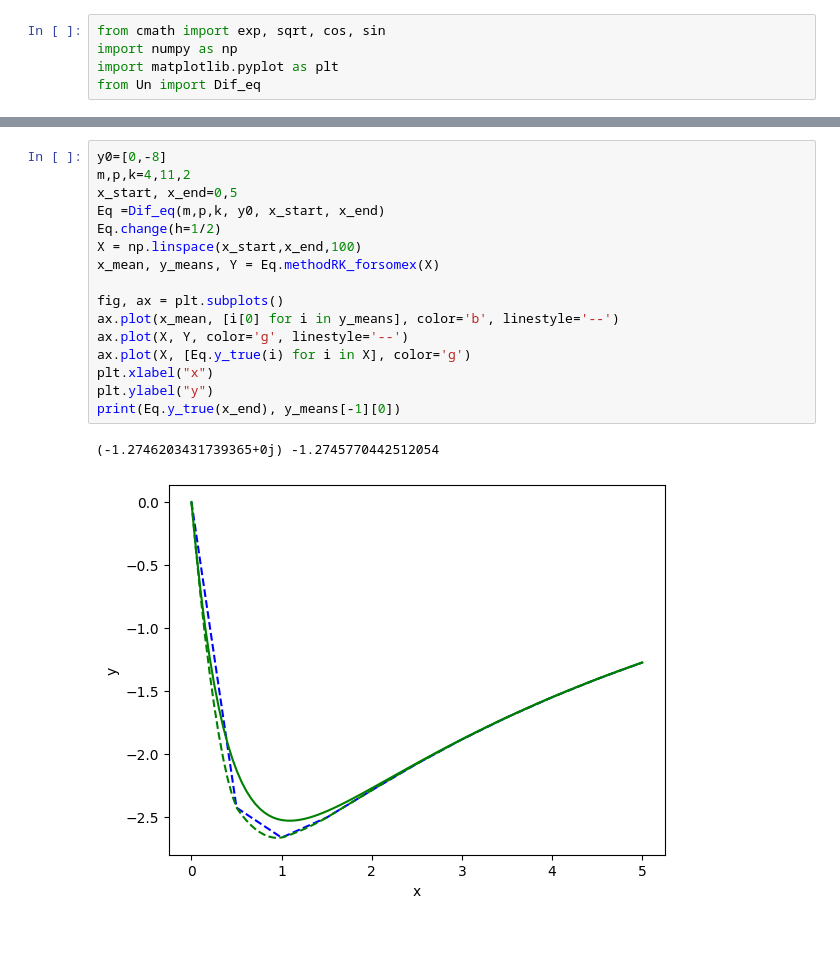
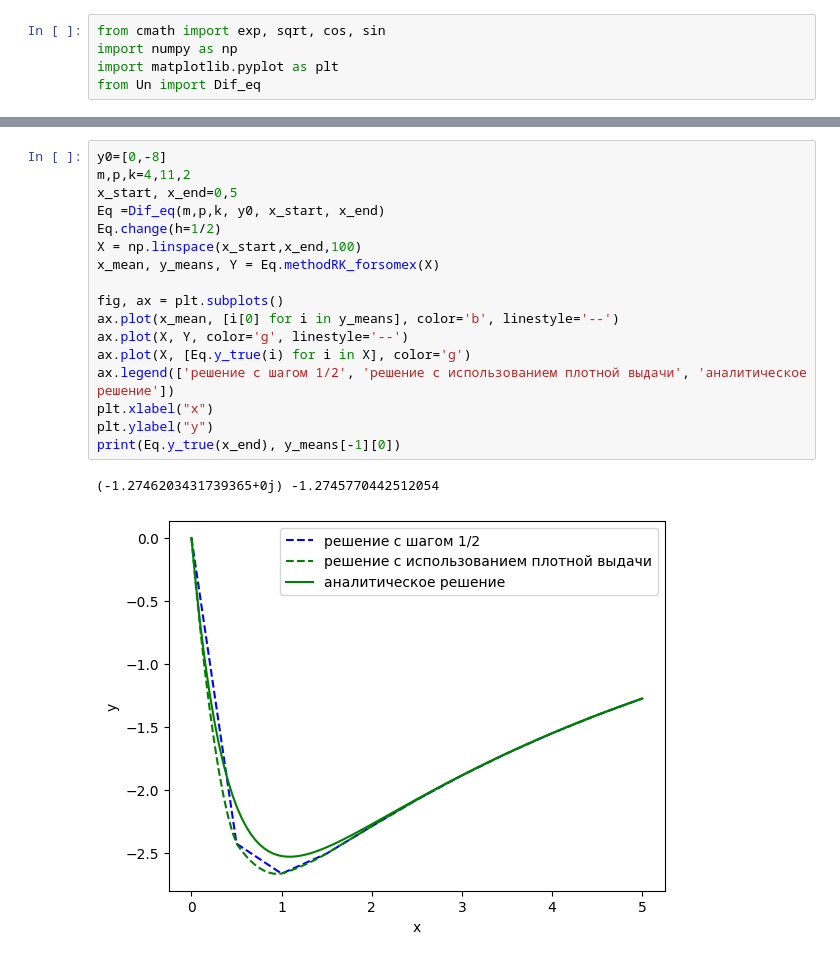
Before and after one commit to Lenoliums/dif_equations_2nd, a Jupyter notebook: DE.ipynb, the cells around one changed output, grey strips where cells are left out. Cells and saved outputs as stored; diff of their text form.

```diff
--- a/DE.ipynb
+++ b/DE.ipynb
@@ -68,19 +74,20 @@ Text(0, 0.5, 'y')
 # %%
 y0=[0,-8]
 m,p,k=4,11,2
 x_start, x_end=0,5
 Eq =Dif_eq(m,p,k, y0, x_start, x_end)
 Eq.change(h=1/2)
 X = np.linspace(x_start,x_end,100)
 x_mean, y_means, Y = Eq.methodRK_forsomex(X)
 
 fig, ax = plt.subplots()
 ax.plot(x_mean, [i[0] for i in y_means], color='b', linestyle='--')
 ax.plot(X, Y, color='g', linestyle='--')
 ax.plot(X, [Eq.y_true(i) for i in X], color='g')
+ax.legend(['решение с шагом 1/2', 'решение с использованием плотной выдачи', 'аналитическое решение'])
 plt.xlabel("x")
 plt.ylabel("y")
 print(Eq.y_true(x_end), y_means[-1][0])
 # %% [output]
 (-1.2746203431739365+0j) -1.2745770442512054
-[figure, old version]
+[figure, new version]
```
Also changed, not shown: parts of 6 cells of this notebook, 1 other file.
